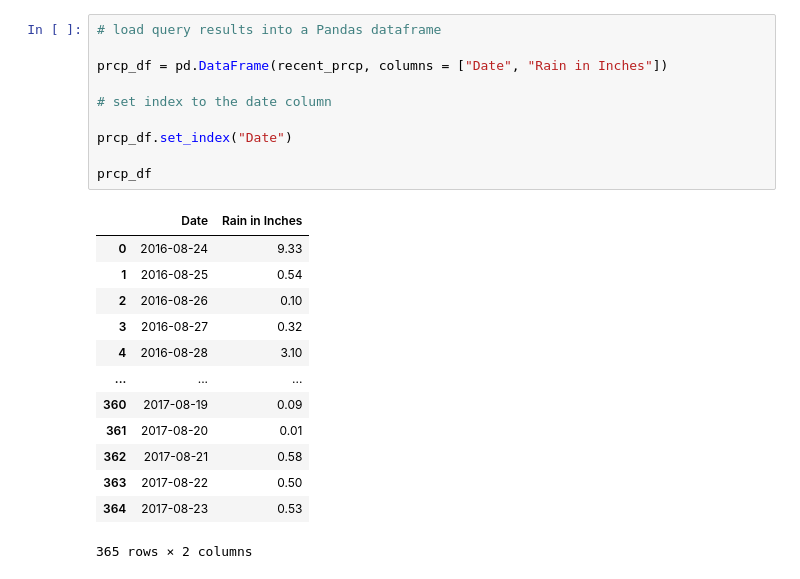
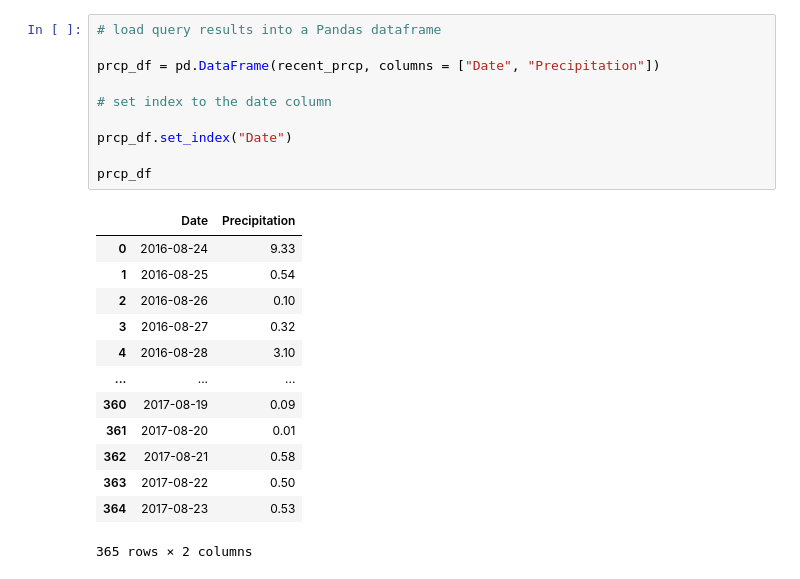
Before and after one commit to alplky/sqlalchemy-challenge, a Jupyter notebook: climate_analysis.ipynb, the cells around one changed output. Cells and saved outputs as stored; diff of their text form.

```diff
--- a/climate_analysis.ipynb
+++ b/climate_analysis.ipynb
@@ -116,15 +116,15 @@ pprint(recent_prcp)
 # %%
 # load query results into a Pandas dataframe
 
-prcp_df = pd.DataFrame(recent_prcp, columns = ["Date", "Rain in Inches"])
+prcp_df = pd.DataFrame(recent_prcp, columns = ["Date", "Precipitation"])
 
 # set index to the date column
 
 prcp_df.set_index("Date")
 
 prcp_df
 # %% [output]
-|  | Date | Rain in Inches |
+|  | Date | Precipitation |
 | 0 | 2016-08-24 | 9.33 |
 | 1 | 2016-08-25 | 0.54 |
 | 2 | 2016-08-26 | 0.10 |
```
Also changed, not shown: parts of 3 cells of this notebook.
